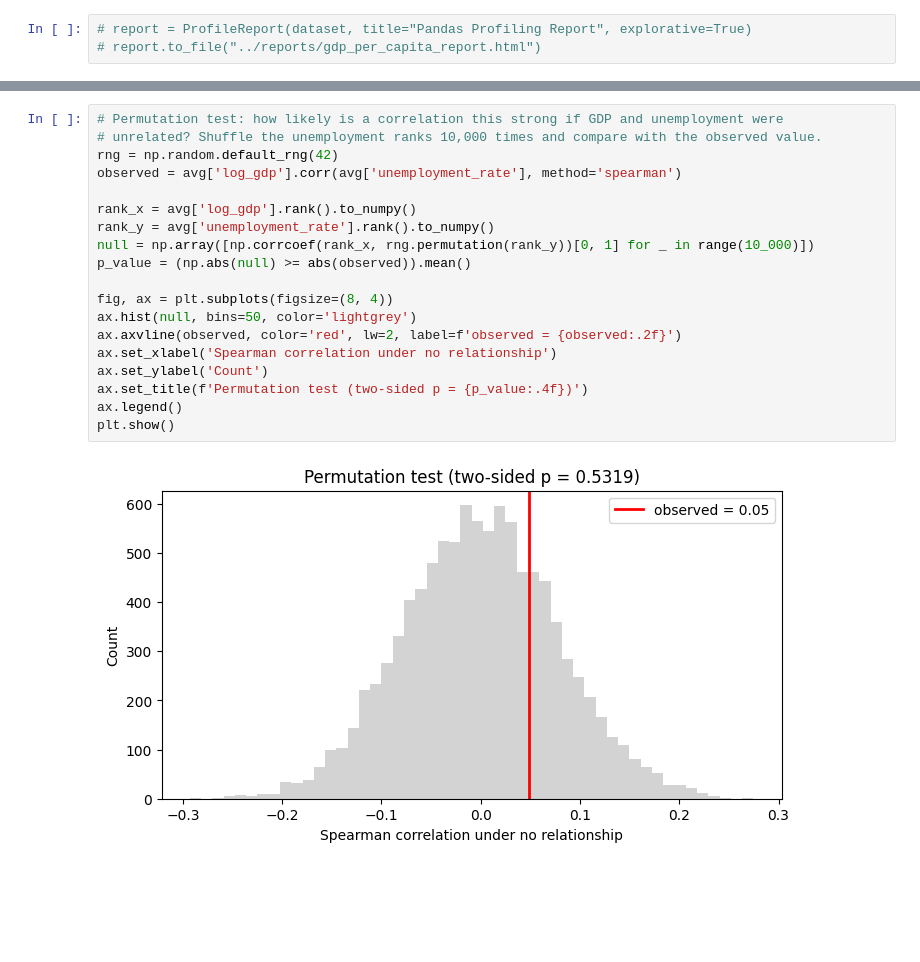
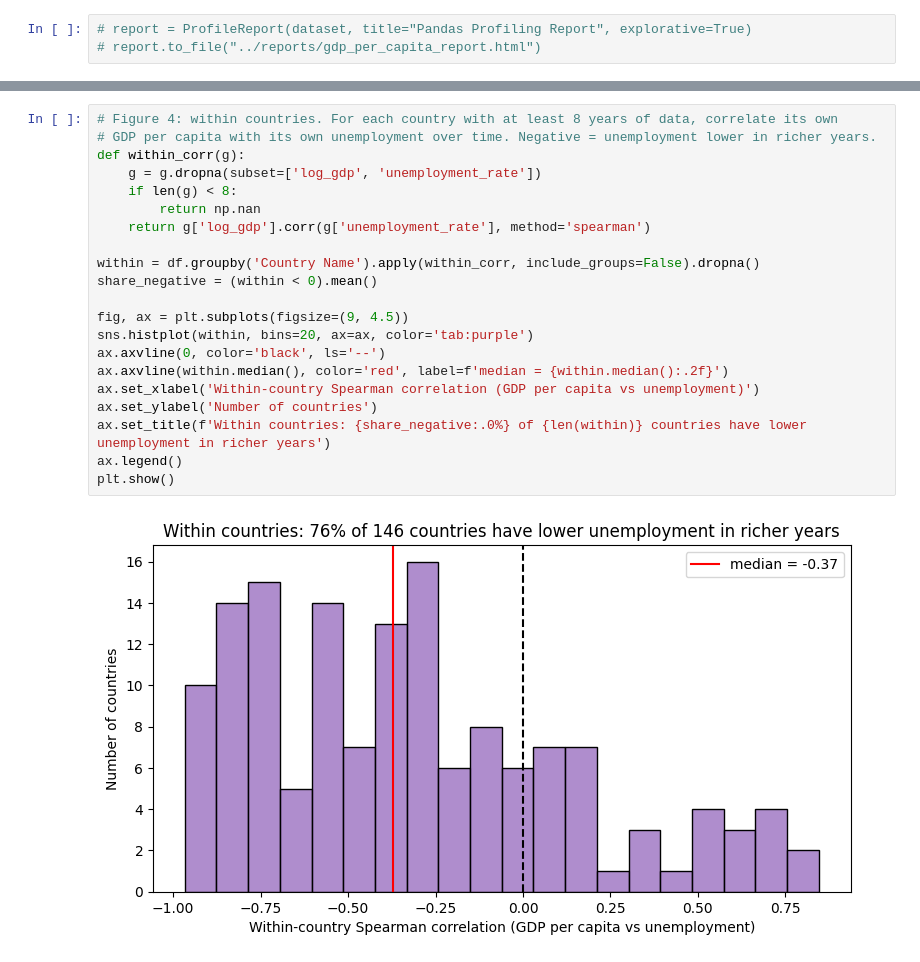
Before and after one commit to AkotoChristine/PDA_Assignment_2-, a Jupyter notebook: notebooks/gdp_per_capita.ipynb, the cells around one changed output, grey strips where cells are left out. Drawn from its saved outputs; the diff is of its cells as text; blank space fills up the shorter version.

```diff
--- a/notebooks/gdp_per_capita.ipynb
+++ b/notebooks/gdp_per_capita.ipynb
@@ -352,21 +193,23 @@ A 10x higher GDP per capita goes with -0.26 percentage points of unemployment.
 # %%
-# Permutation test: how likely is a correlation this strong if GDP and unemployment were
-# unrelated? Shuffle the unemployment ranks 10,000 times and compare with the observed value.
-rng = np.random.default_rng(42)
-observed = avg['log_gdp'].corr(avg['unemployment_rate'], method='spearman')
+# Figure 4: within countries. For each country with at least 8 years of data, correlate its own
+# GDP per capita with its own unemployment over time. Negative = unemployment lower in richer years.
+def within_corr(g):
+    g = g.dropna(subset=['log_gdp', 'unemployment_rate'])
+    if len(g) < 8:
+        return np.nan
+    return g['log_gdp'].corr(g['unemployment_rate'], method='spearman')
 
-rank_x = avg['log_gdp'].rank().to_numpy()
-rank_y = avg['unemployment_rate'].rank().to_numpy()
-null = np.array([np.corrcoef(rank_x, rng.permutation(rank_y))[0, 1] for _ in range(10_000)])
-p_value = (np.abs(null) >= abs(observed)).mean()
+within = df.groupby('Country Name').apply(within_corr, include_groups=False).dropna()
+share_negative = (within < 0).mean()
 
-fig, ax = plt.subplots(figsize=(8, 4))
-ax.hist(null, bins=50, color='lightgrey')
-ax.axvline(observed, color='red', lw=2, label=f'observed = {observed:.2f}')
-ax.set_xlabel('Spearman correlation under no relationship')
-ax.set_ylabel('Count')
-ax.set_title(f'Permutation test (two-sided p = {p_value:.4f})')
+fig, ax = plt.subplots(figsize=(9, 4.5))
+sns.histplot(within, bins=20, ax=ax, color='tab:purple')
+ax.axvline(0, color='black', ls='--')
+ax.axvline(within.median(), color='red', label=f'median = {within.median():.2f}')
+ax.set_xlabel('Within-country Spearman correlation (GDP per capita vs unemployment)')
+ax.set_ylabel('Number of countries')
+ax.set_title(f'Within countries: {share_negative:.0%} of {len(within)} countries have lower unemployment in richer years')
 ax.legend()
 plt.show()
 # %% [output]
-[figure, old version]
+[figure, new version]
```
Also changed, not shown: parts of 48 cells of this notebook, 1 other file.
